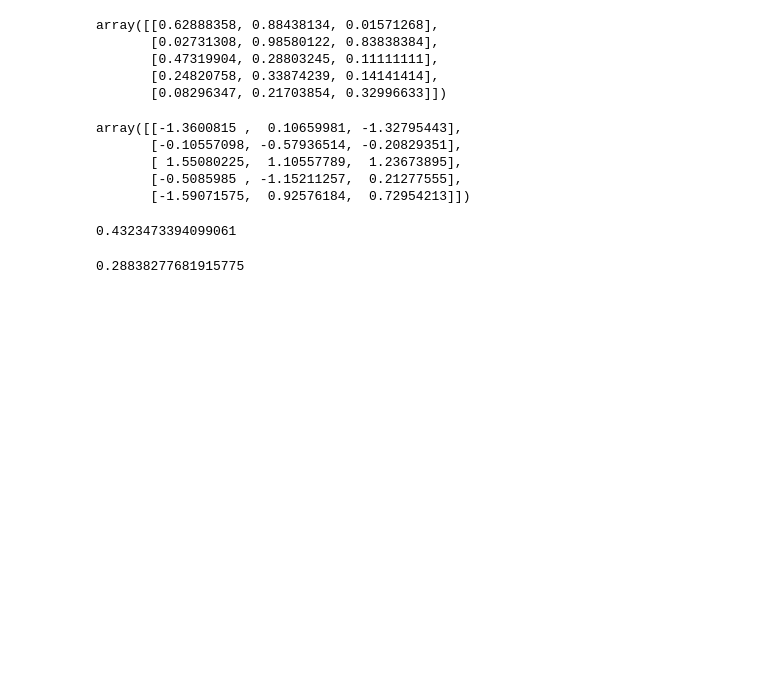
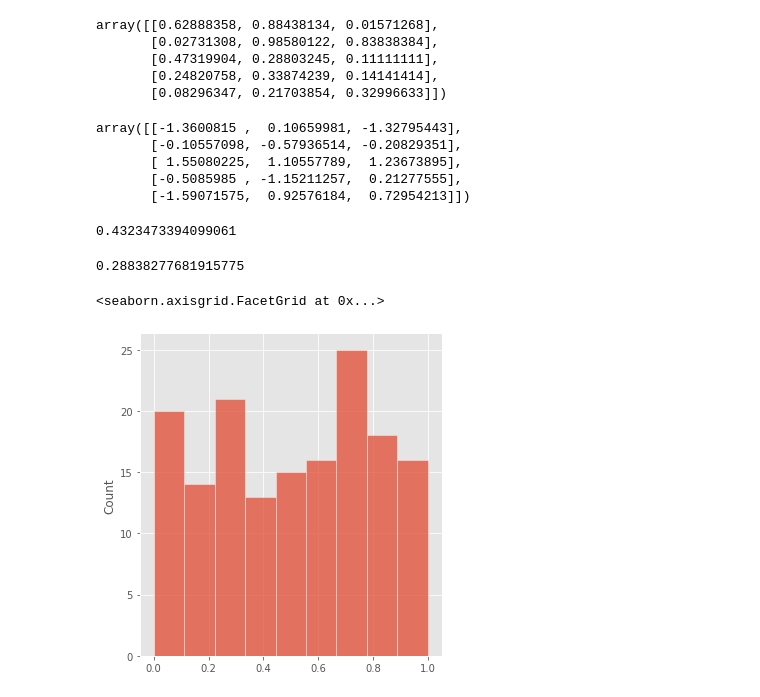
Before and after one commit to PilarDenia/activity_bootcamp_jun2020, a Jupyter notebook: 2_Machine_Learning/semana_22/día_4/Advertising Ridge Lasso clase.ipynb, the cells around one changed output. Cells and saved outputs as stored; diff of their text form; code cells hidden in the pictures; blank space fills up the shorter version.

```diff
--- a/2_Machine_Learning/semana_22/día_4/Advertising Ridge Lasso clase.ipynb
+++ b/2_Machine_Learning/semana_22/día_4/Advertising Ridge Lasso clase.ipynb
@@ -303,13 +303,13 @@ ridge_regressor.best_score_
 # %% [markdown]
 ### Lasso
 # %%
-lr_lasso = Lasso(alpha=10)
+lr_lasso = Lasso(alpha=1)
 
 lr_lasso.fit(X_train, y_train)
 lr_lasso_pred = lr_lasso.predict(X_test)
 
-mean_squared_error_lasso = np.mean((lr_lasso_pred - y_test)**2)
-print("2Mean squared error on test set", mean_squared_error_lasso)
+#mean_squared_error_lasso = np.mean((lr_lasso_pred - y_test)**2)
+#print("2Mean squared error on test set", mean_squared_error_lasso)
 
 mse = mean_squared_error(y_test, lr_lasso_pred)
 print("MSE: ", mse)
@@ -360,7 +363,8 @@ Best MSE_lasso: 3064251.6813758425
 # %% [markdown]
 ### ElasticNet
 # %%
-elastic_lr = ElasticNet(l1_ratio= 1)
+
+elastic_lr = ElasticNet(alpha= 100, l1_ratio= 0.99)
 
 elastic_lr.fit(X_train, y_train)
 
@@ -473,0 +527,5 @@ X
+# %%
+sns.displot(X_train_minmax[:,0])
+# %% [output]
+<seaborn.axisgrid.FacetGrid at 0x...>
+[figure, added]
```
Also changed, not shown: parts of 15 cells of this notebook, 46 other files.
